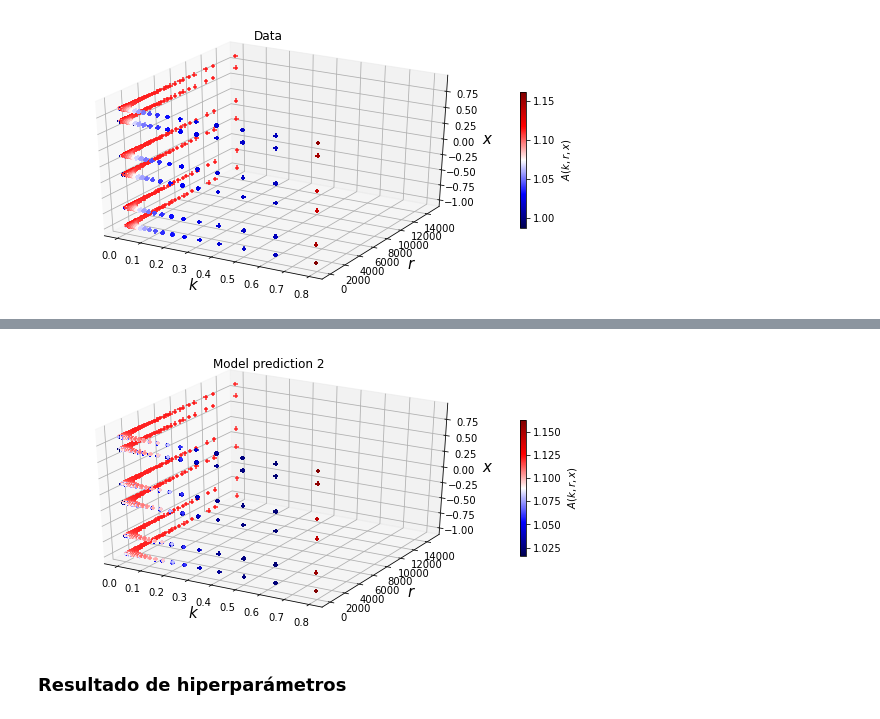
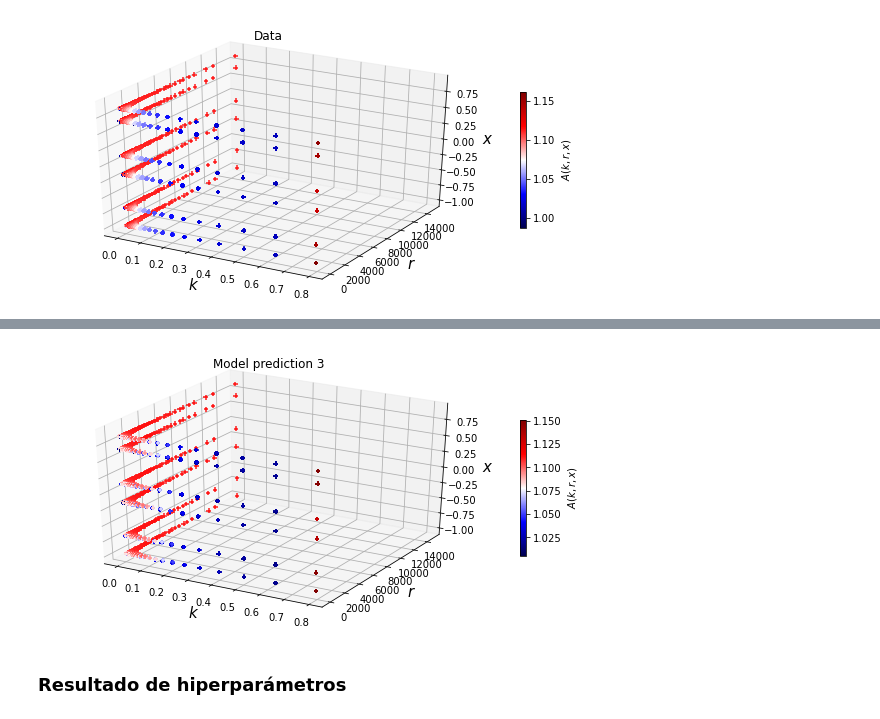
Before and after one commit to igomezv/nnogada, a Jupyter notebook: test.ipynb, the cells around one changed output, grey strips where cells are left out. Saved outputs shown, nothing was run; the diff lists cells and outputs as text; code cells hidden in the pictures.

```diff
--- a/test.ipynb
+++ b/test.ipynb
@@ -155,0 +207,9 @@ La solución K mejor encontrada a través de GA se puede ver fácilmente usando
+# %%
+pathname = os.path.join('.\\', filename)
+while True:
+    try:
+        df
+        break
+    except:
+        df = pd.read_csv(pathname, delimiter = "\t")
+        break
@@ -194,13 +285,16 @@ best_deep_size
 #and make predictions on the test set
 
 X,Y = prepare_dataset(train_data)
-X_train, X_test, y_train, y_test = split(X, Y, test_size = 0.20, random_state = 1120)
+X_train, X_test, y_train, y_test = split(X, Y, test_size = 0.20, random_state = 0)
 
 models = []
-histories = []
+historial = []
 y_pred = []
 
 for k in range(len(best_deep_size)):
+    print('\nDeep Size: ', best_deep_size[k], ', Num of Units: ', best_num_units[k], ', Learning rate: ', best_learning_rate[k])
+    print('Batch Size: ', best_batch_size[k], ", Num of Epochs: ", best_epochs[k])
+
     models.append(keras.Sequential())
     models[-1].add(keras.Input(shape=(int(X_train.shape[1]),)))
     models[-1].add(layers.Dense(best_num_units[k], input_shape=(int(X_train.shape[1]),)))
@@ -211,17 +305,17 @@ for k in range(len(best_deep_size)):
     models[-1].add(layers.Dense(1, activation='linear'))
 
     optimizer = keras.optimizers.Adam(learning_rate=best_learning_rate[k], beta_1=0.9, beta_2=0.999, epsilon=1e-3)
-    models[-1].compile(optimizer=optimizer, loss='mean_squared_error')
-    # callbacks = [keras.callbacks.EarlyStopping(monitor='val_loss', mode='min',
-    #                                    min_delta=1e-4,
-    #                                    patience=3,
-    #                                    restore_best_weights=True)]
-    # history = model.fit(X_train, y_train, validation_data=(X_test, y_test),
-    #                     epochs=best_epochs, callbacks=callbacks, batch_size=best_batch_size, shuffle=True)
-    histories.append(models[-1].fit(X_train, y_train, validation_data=(X_test, y_test),
+    models[-1].compile(optimizer=optimizer, loss=metrics[1][m])
+    callbacks = [keras.callbacks.EarlyStopping(monitor='val_loss', mode='min',
+                                       min_delta=0,
+                                       patience=50,
+                                       restore_best_weights=True)]
+#     history = models[-1].fit(X_train, y_train, validation_data=(X_test, y_test),
+#                         epochs=best_epochs, callbacks=callbacks, batch_size=best_batch_size, shuffle=True)
+    historial.append(models[-1].fit(X_train, y_train, validation_data=(X_test, y_test),
                         epochs=best_epochs[k], batch_size=best_batch_size[k], shuffle=True))
-    y_pred.append(models[-1].predict(X_test))
+    y_pred.append(models[-1].predict(X))
 
-    rmse = np.sqrt(mean_squared_error(y_test, y_pred[-1]))
-    print('Test RMSE: ', rmse)
+    error = metrics[0][m](Y, y_pred[-1])
+    print('Test RMSE(RMSLE): ', error)
 # %% [output]
@@ -266,3 +360,4 @@ plt.show()
 # %%
 Y_pred1 = models[0].predict(X)
 Y_pred2 = models[1].predict(X)
+Y_pred3 = models[2].predict(X)
@@ -367,13 +465,13 @@ plt.show()
 # %%
 fig = plt.figure(figsize=(10,5))
 ax = fig.add_subplot(111, projection='3d')
-p = ax.scatter(X[:,0], X[:,1], X[:,2], marker='+', c=Y_pred2, cmap='seismic', alpha=1)
+p = ax.scatter(X[:,0], X[:,1], X[:,2], marker='+', c=Y_pred3, cmap='seismic', alpha=1)
 ax.set_xlabel('$k$', fontsize=15)
 ax.set_ylabel('$r$', fontsize=15)
 ax.set_zlabel('$x$', fontsize=15)
-plt.colorbar(p, shrink=0.5, label='$A(k, r, x)$'); plt.title(r"Model prediction 2")
+plt.colorbar(p, shrink=0.5, label='$A(k, r, x)$'); plt.title(r"Model prediction 3")
 plt.show()
 # %% [output]
-[figure, old version]
+[figure, new version]
 # %% [markdown]
 ### Resultado de hiperparámetros
```
Also changed, not shown: parts of 33 cells of this notebook, 1 other file.
